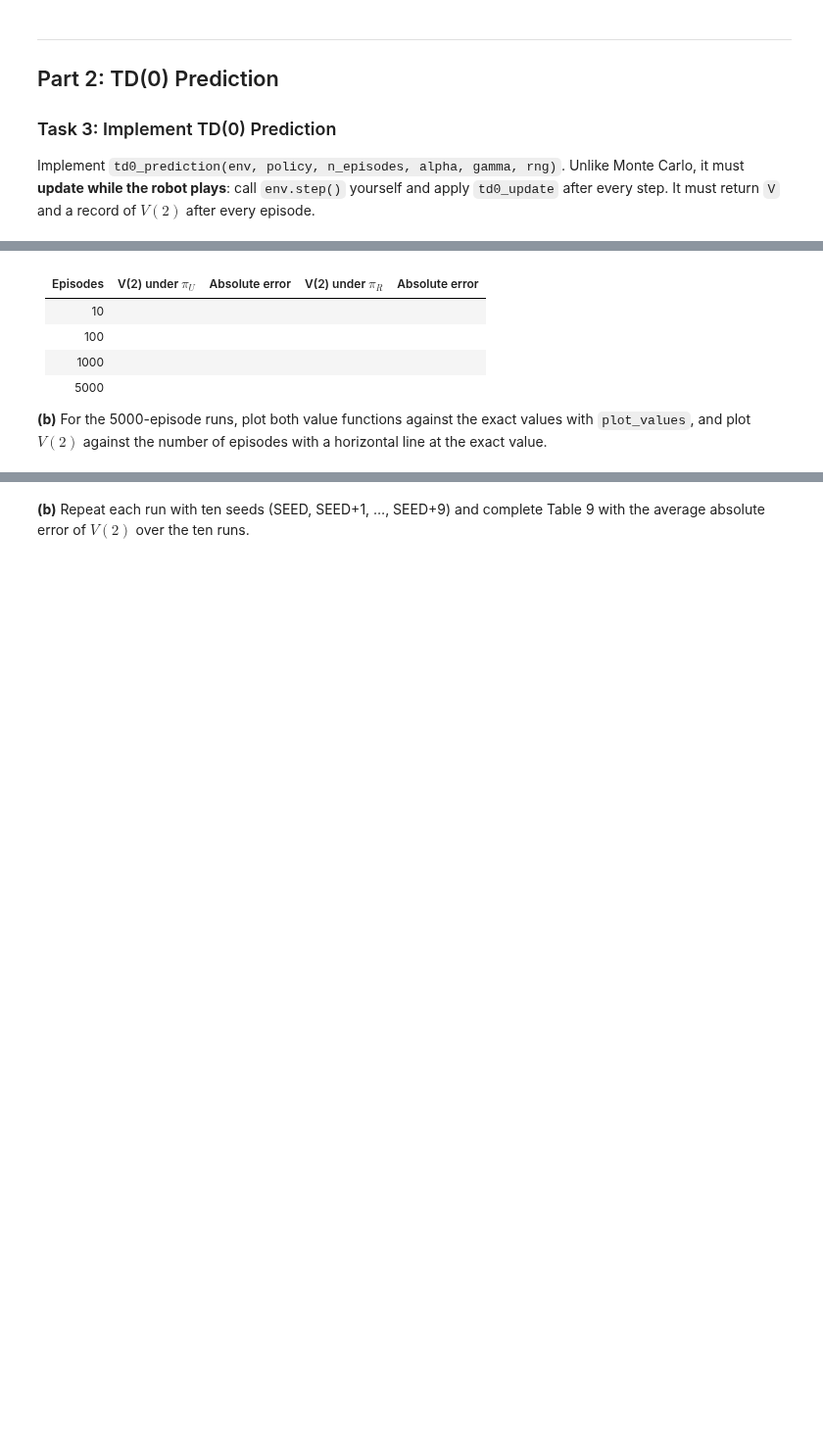
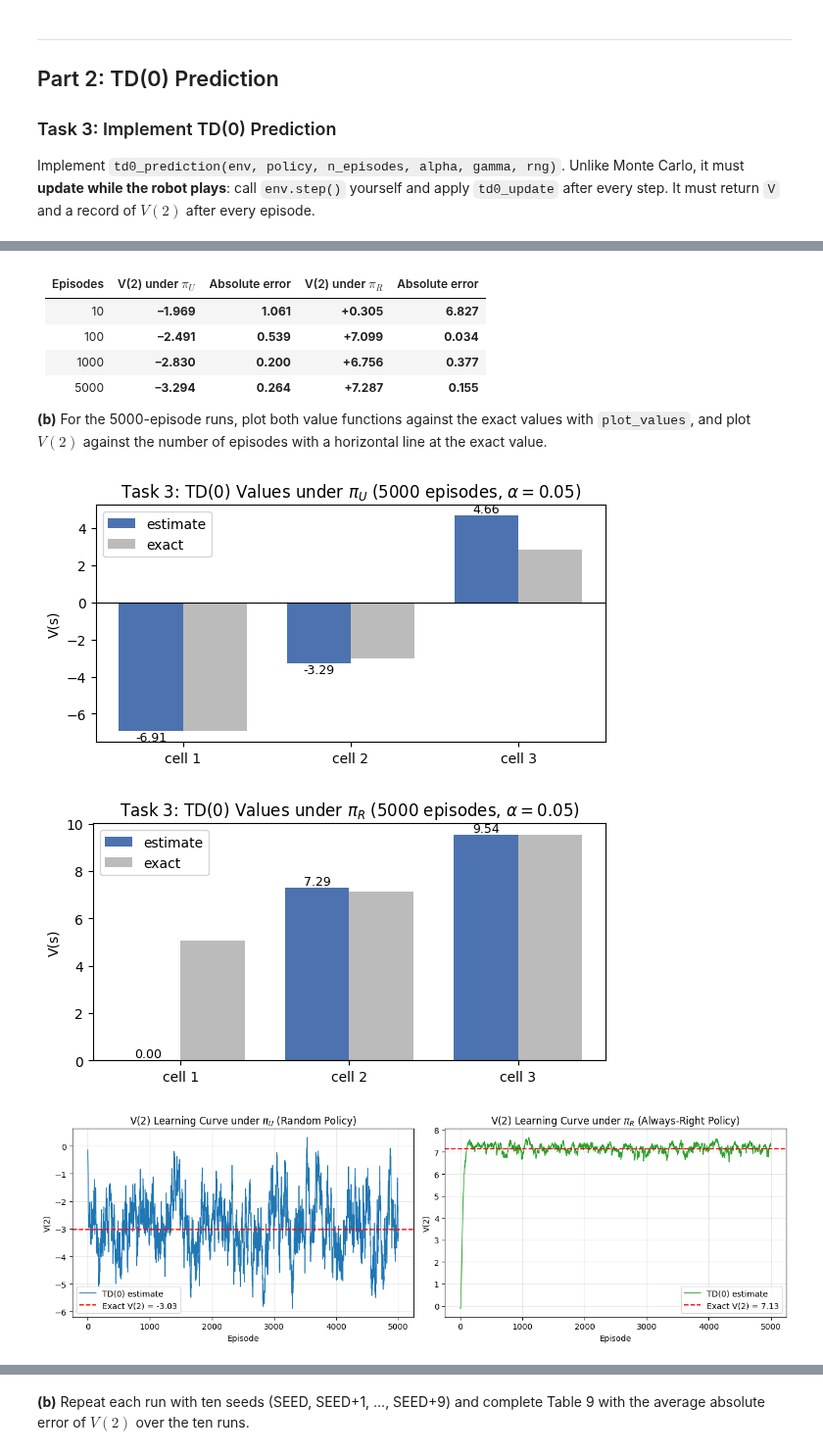
Before and after one commit to SikandarHussain6858/RL_labs, a Jupyter notebook: RL_Lab_8_Starter_Notebook.ipynb, the cells around one changed output, grey strips where cells are left out. Shown at 98% size. Drawn from its saved outputs; the diff is of its cells as text; code cells hidden in the pictures; blank space fills up the shorter version.

```diff
--- a/RL_Lab_8_Starter_Notebook.ipynb
+++ b/RL_Lab_8_Starter_Notebook.ipynb
@@ -336,8 +405,8 @@ def td0_prediction(env, policy, n_episodes, alpha, gamma, rng):
         while not done:
             a = int(rng.choice(policy.shape[1], p=policy[s]))
             s2, r, done = env.step(a)
-            # TODO: update V with td0_update, then move to the next cell
-            # your code here
+            td0_update(V, s, r, s2, alpha, gamma)
+            s = s2
 
         V2_history[ep] = V[2]
     return V, V2_history
@@ -354,16 +452,53 @@ def td0_prediction(env, policy, n_episodes, alpha, gamma, rng):
 # %% [markdown]
 | Episodes | V(2) under $\pi_U$ | Absolute error | V(2) under $\pi_R$ | Absolute error |
 |---|---|---|---|---|
-| 10 | | | | |
-| 100 | | | | |
-| 1000 | | | | |
-| 5000 | | | | |
+| 10 | **–1.969** | **1.061** | **+0.305** | **6.827** |
+| 100 | **–2.491** | **0.539** | **+7.099** | **0.034** |
+| 1000 | **–2.830** | **0.200** | **+6.756** | **0.377** |
+| 5000 | **–3.294** | **0.264** | **+7.287** | **0.155** |
 
 **(b)** For the 5000-episode runs, plot both value functions against the exact values with `plot_values`, and plot $V(2)$ against the number of episodes with a horizontal line at the exact value.
 # %%
-# TODO: plot_values for both policies, and the V(2) learning curves with the exact value
-#       as a horizontal line. Label axes and add titles.
-# your code here
+# 5000-episode runs for pi_U and pi_R
+env_u_5k = CorridorEnv(seed=SEED)
+rng_u_5k = np.random.default_rng(SEED)
+V_u_5k, V2_hist_u = td0_prediction(env_u_5k, random_policy, 5000, 0.05, GAMMA, rng_u_5k)
+
+env_r_5k = CorridorEnv(seed=SEED)
+rng_r_5k = np.random.default_rng(SEED)
+V_r_5k, V2_hist_r = td0_prediction(env_r_5k, right_policy, 5000, 0.05, GAMMA, rng_r_5k)
+
+# Value function bar plots
+plot_values(V_u_5k, V_ref=V_exact_U, title=r"Task 3: TD(0) Values under $\pi_U$ (5000 episodes, $\alpha=0.05$)")
+plot_values(V_r_5k, V_ref=V_exact_R, title=r"Task 3: TD(0) Values under $\pi_R$ (5000 episodes, $\alpha=0.05$)")
+
+# V(2) learning curves
+fig, axes = plt.subplots(1, 2, figsize=(13, 4.2))
+
+# pi_U curve
+axes[0].plot(V2_hist_u, label="TD(0) estimate", color="#1f77b4", lw=1.0)
+axes[0].axhline(V_exact_U[2], color="red", linestyle="--", lw=1.5, label=f"Exact V(2) = {V_exact_U[2]:.2f}")
+axes[0].set_xlabel("Episode")
+axes[0].set_ylabel("V(2)")
+axes[0].set_title(r"V(2) Learning Curve under $\pi_U$ (Random Policy)")
+axes[0].grid(True, alpha=0.3)
+axes[0].legend()
+
+# pi_R curve
+axes[1].plot(V2_hist_r, label="TD(0) estimate", color="#2ca02c", lw=1.0)
+axes[1].axhline(V_exact_R[2], color="red", linestyle="--", lw=1.5, label=f"Exact V(2) = {V_exact_R[2]:.2f}")
+axes[1].set_xlabel("Episode")
+axes[1].set_ylabel("V(2)")
+axes[1].set_title(r"V(2) Learning Curve under $\pi_R$ (Always-Right Policy)")
+axes[1].grid(True, alpha=0.3)
+axes[1].legend()
+
+plt.tight_layout()
+plt.show()
+# %% [output]
+[figure, added]
+[figure, added]
+[figure, added]
 # %% [markdown]
 **Questions**
 
```
Also changed, not shown: parts of 24 cells of this notebook.
